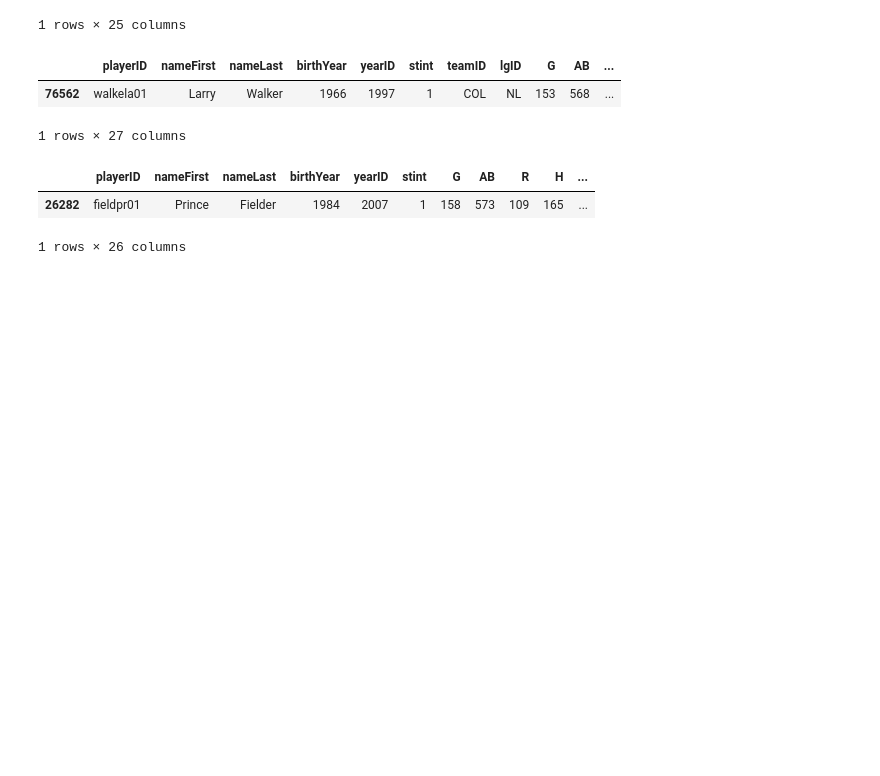
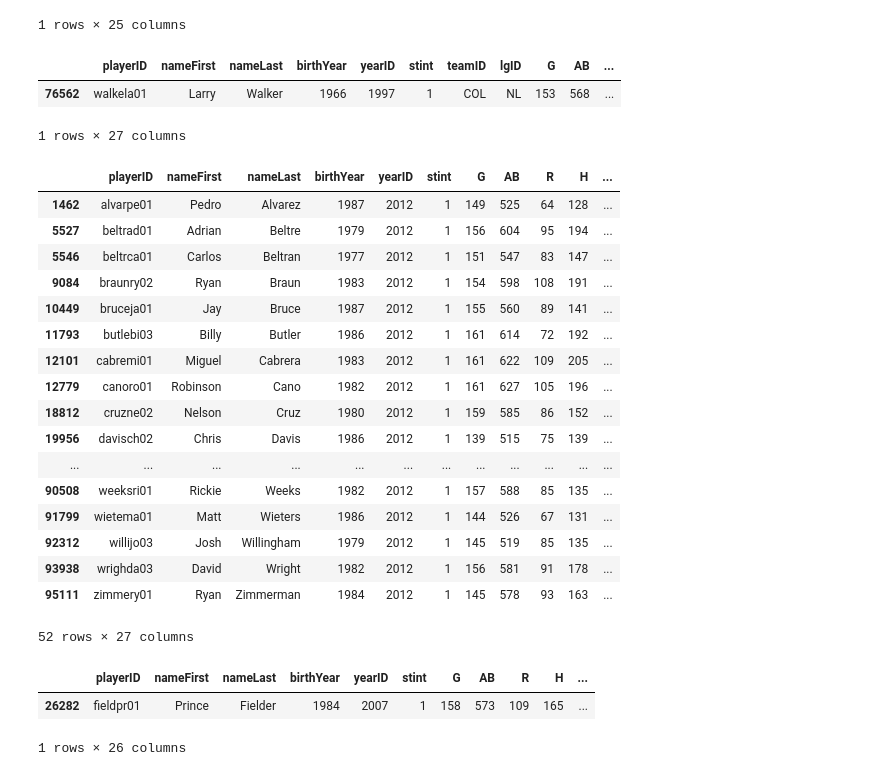
Before and after one commit to mikesturm2001/Python, a Jupyter notebook: Sturm_Michael_Assignment2.ipynb, the cells around one changed output. Drawn from its saved outputs; the diff is of its cells as text; code cells hidden in the pictures; blank space fills up the shorter version.

```diff
--- a/Sturm_Michael_Assignment2.ipynb
+++ b/Sturm_Michael_Assignment2.ipynb
@@ -255,0 +256,17 @@ Name: 138, dtype: object
+# %%
+#sst[['H']][sst.H == sst.H.max()]
+idx = sst.groupby(['yearID'])['H'].transform(max) == sst['H']
+hitsLeaders = sst[idx].sort_values(by='yearID', ascending = False)
+sst.loc[idx,'hitsLeader']=1
+hitsLeaders[(hitsLeaders['nameLast'] == 'Cobb')]
+#hitsLeaders = sst[(sst['hitsLeader'] == 1)]
+#x = hitsLeaders.groupby('playerID', as_index=False).sum()
+#x.sort_values(by='hitsLeader', ascending = False).head(1)
+
+#x = hitsLeaders.groupby('playerID').sum()
+
+#sst['HR_csum'] = sst.groupby('playerID')['HR'].cumsum()
+#print(x)
+#hitsidx = hitsLeaders.groupby('playerID').size().max() == hitsLeaders['H']
+#hitsLeaders[hitsidx]
+#sst.groupby(['yearID'], sort=False)['H'].max()
@@ -332,7 +367,27 @@ df1977.sort_values(by='OBP', ascending = False).head(1)
 # %%
 #23) Who had more than the league average HRs in 2012 (filter out all players with less 500 PAs)? (Dataframe)
 # %%
-sst1977 = sst[(sst['yearID'] == 2012) & (sst['AB'] >= 400)]
+sst2012 = sst[(sst['yearID'] == 2012) & (sst['AB'] >= 500)]
+sst2012[sst2012['HR'] > sst2012["HR"].mean()]
+# %% [output]
+|  | playerID | nameFirst | nameLast | birthYear | yearID | stint | G | AB | R | H | ... |
+| 1462 | alvarpe01 | Pedro | Alvarez | 1987 | 2012 | 1 | 149 | 525 | 64 | 128 | ... |
+| 5527 | beltrad01 | Adrian | Beltre | 1979 | 2012 | 1 | 156 | 604 | 95 | 194 | ... |
+| 5546 | beltrca01 | Carlos | Beltran | 1977 | 2012 | 1 | 151 | 547 | 83 | 147 | ... |
+| 9084 | braunry02 | Ryan | Braun | 1983 | 2012 | 1 | 154 | 598 | 108 | 191 | ... |
+| 10449 | bruceja01 | Jay | Bruce | 1987 | 2012 | 1 | 155 | 560 | 89 | 141 | ... |
+| 11793 | butlebi03 | Billy | Butler | 1986 | 2012 | 1 | 161 | 614 | 72 | 192 | ... |
+| 12101 | cabremi01 | Miguel | Cabrera | 1983 | 2012 | 1 | 161 | 622 | 109 | 205 | ... |
+| 12779 | canoro01 | Robinson | Cano | 1982 | 2012 | 1 | 161 | 627 | 105 | 196 | ... |
+| 18812 | cruzne02 | Nelson | Cruz | 1980 | 2012 | 1 | 159 | 585 | 86 | 152 | ... |
+| 19956 | davisch02 | Chris | Davis | 1986 | 2012 | 1 | 139 | 515 | 75 | 139 | ... |
+| ... | ... | ... | ... | ... | ... | ... | ... | ... | ... | ... | ... |
+| 90508 | weeksri01 | Rickie | Weeks | 1982 | 2012 | 1 | 157 | 588 | 85 | 135 | ... |
+| 91799 | wietema01 | Matt | Wieters | 1986 | 2012 | 1 | 144 | 526 | 67 | 131 | ... |
+| 92312 | willijo03 | Josh | Willingham | 1979 | 2012 | 1 | 145 | 519 | 85 | 135 | ... |
+| 93938 | wrighda03 | David | Wright | 1982 | 2012 | 1 | 156 | 581 | 91 | 178 | ... |
+| 95111 | zimmery01 | Ryan | Zimmerman | 1984 | 2012 | 1 | 145 | 578 | 93 | 163 | ... |
+52 rows × 27 columns
 # %%
 #24) Who is the youngest player to hit 50 or more HRs in a single season? (Dataframe)
 # %%
```
Also changed, not shown: parts of 9 cells of this notebook.
